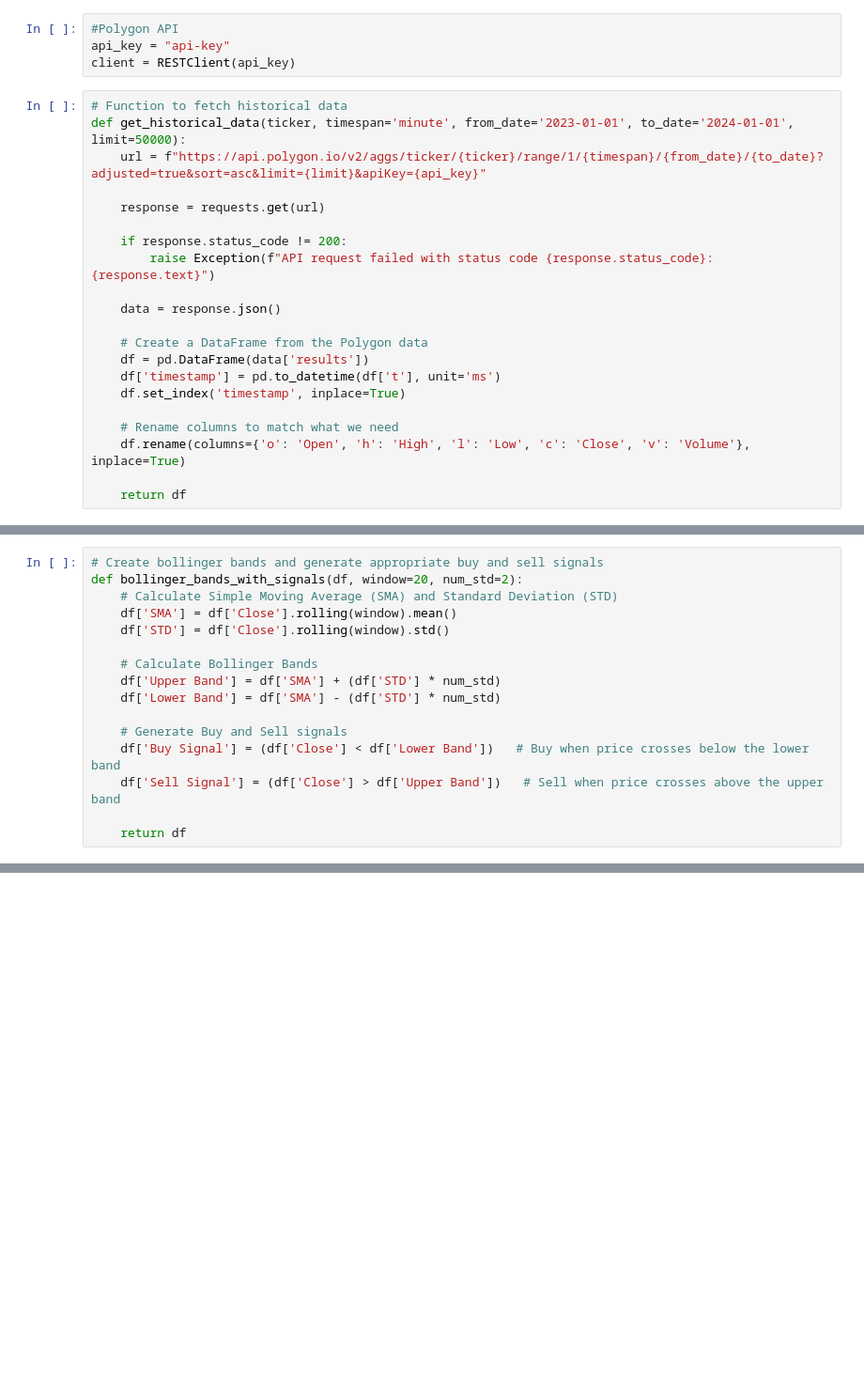
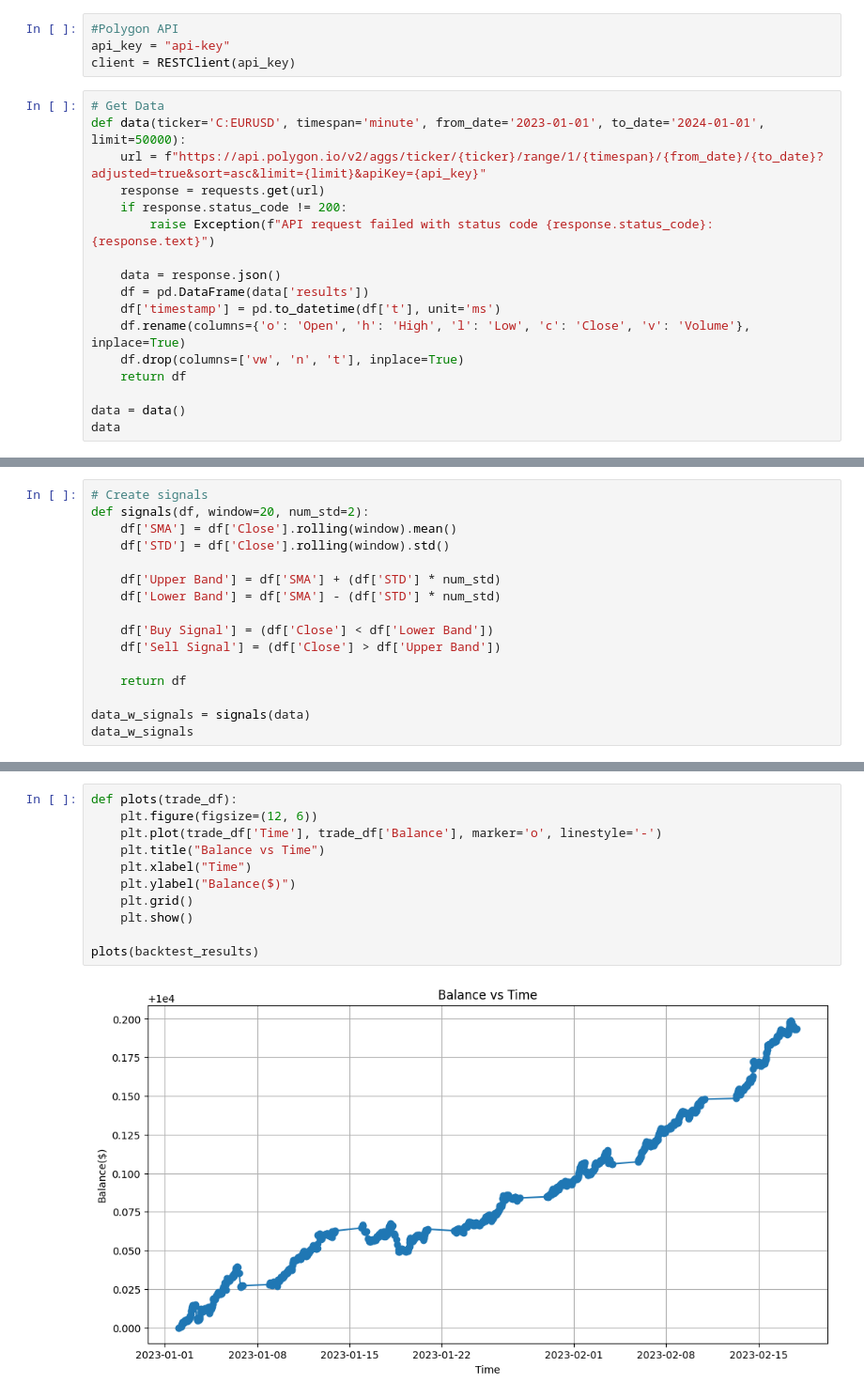
Before and after one commit to brinzunza/BAT, a Jupyter notebook: meanReversion.ipynb, the cells around one changed output, grey strips where cells are left out. Shown: that part at 94% size. Cells and saved outputs as stored; diff of their text form; blank space fills up the shorter version.

```diff
--- a/meanReversion.ipynb
+++ b/meanReversion.ipynb
@@ -27,23 +28,19 @@ from polygon import RESTClient
 api_key = "api-key"
 client = RESTClient(api_key)
 # %%
-# Function to fetch historical data
-def get_historical_data(ticker, timespan='minute', from_date='2023-01-01', to_date='2024-01-01', limit=50000):
+# Get Data
+def data(ticker='C:EURUSD', timespan='minute', from_date='2023-01-01', to_date='2024-01-01', limit=50000):
     url = f"https://api.polygon.io/v2/aggs/ticker/{ticker}/range/1/{timespan}/{from_date}/{to_date}?adjusted=true&sort=asc&limit={limit}&apiKey={api_key}"
-
     response = requests.get(url)
-
     if response.status_code != 200:
         raise Exception(f"API request failed with status code {response.status_code}: {response.text}")
 
     data = response.json()
-
-    # Create a DataFrame from the Polygon data
     df = pd.DataFrame(data['results'])
     df['timestamp'] = pd.to_datetime(df['t'], unit='ms')
-    df.set_index('timestamp', inplace=True)
+    df.rename(columns={'o': 'Open', 'h': 'High', 'l': 'Low', 'c': 'Close', 'v': 'Volume'}, inplace=True)
+    df.drop(columns=['vw', 'n', 't'], inplace=True)
+    return df
 
-    # Rename columns to match what we need
-    df.rename(columns={'o': 'Open', 'h': 'High', 'l': 'Low', 'c': 'Close', 'v': 'Volume'}, inplace=True)
-
-    return df
+data = data()
+data
@@ -50,16 +61,16 @@ def get_historical_data(ticker, timespan='minute', from_date='2023-01-01', to_da
 # %%
-# Create bollinger bands and generate appropriate buy and sell signals
-def bollinger_bands_with_signals(df, window=20, num_std=2):
-    # Calculate Simple Moving Average (SMA) and Standard Deviation (STD)
+# Create signals
+def signals(df, window=20, num_std=2):
     df['SMA'] = df['Close'].rolling(window).mean()
     df['STD'] = df['Close'].rolling(window).std()
 
-    # Calculate Bollinger Bands
     df['Upper Band'] = df['SMA'] + (df['STD'] * num_std)
     df['Lower Band'] = df['SMA'] - (df['STD'] * num_std)
 
-    # Generate Buy and Sell signals
-    df['Buy Signal'] = (df['Close'] < df['Lower Band'])   # Buy when price crosses below the lower band
-    df['Sell Signal'] = (df['Close'] > df['Upper Band'])   # Sell when price crosses above the upper band
+    df['Buy Signal'] = (df['Close'] < df['Lower Band'])
+    df['Sell Signal'] = (df['Close'] > df['Upper Band'])
 
     return df
+
+data_w_signals = signals(data)
+data_w_signals
@@ -223,0 +190,13 @@ plot_bollinger_bands_with_trades(historical_data, trade_table)
+# %%
+def plots(trade_df):
+    plt.figure(figsize=(12, 6))
+    plt.plot(trade_df['Time'], trade_df['Balance'], marker='o', linestyle='-')
+    plt.title("Balance vs Time")
+    plt.xlabel("Time")
+    plt.ylabel("Balance($)")
+    plt.grid()
+    plt.show()
+
+plots(backtest_results)
+# %% [output]
+[figure, added]
```
Also changed, not shown: parts of 14 cells of this notebook, 2 other files.
